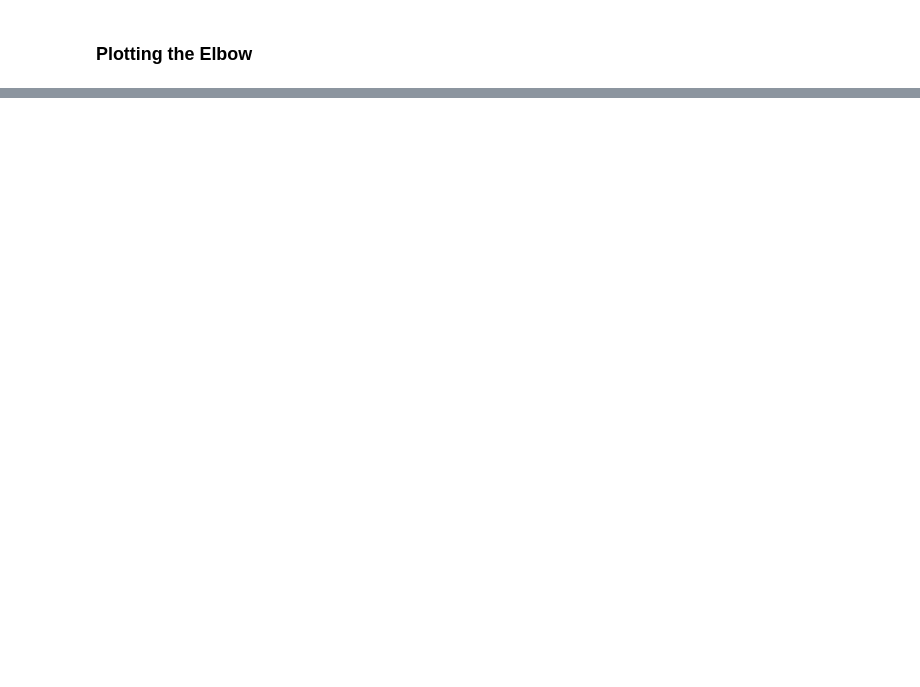
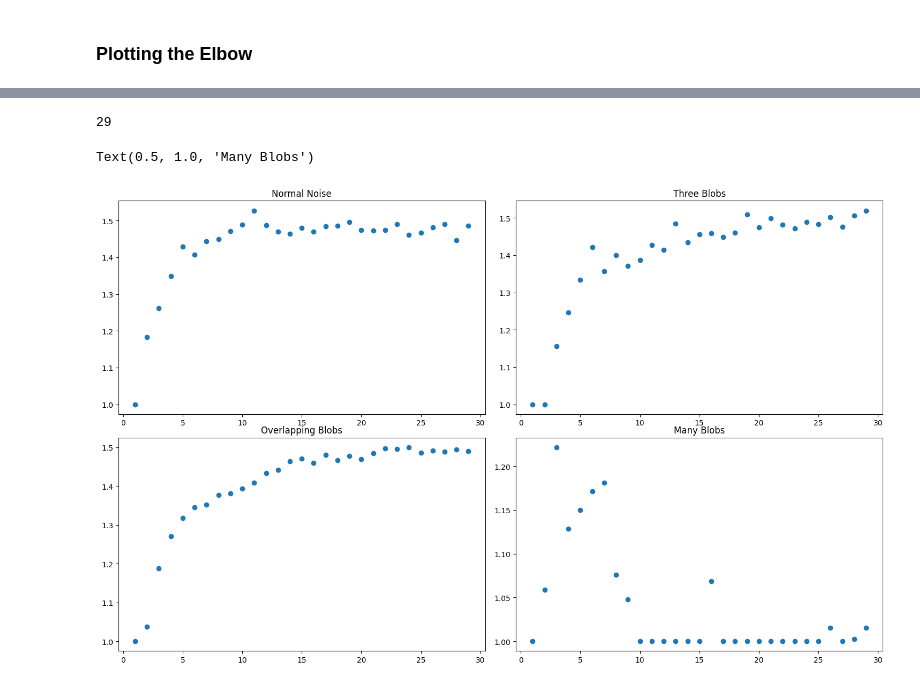
Before and after one commit to TNanukem/paper_implementations, a Jupyter notebook: Stop using the elbow criterion for k-means and how to choose the number of clusters instead.ipynb, the cells around one changed output, grey strips where cells are left out. Cells and saved outputs as stored; diff of their text form; code cells hidden in the pictures; blank space fills up the shorter version.

```diff
--- a/Stop using the elbow criterion for k-means and how to choose the number of clusters instead.ipynb
+++ b/Stop using the elbow criterion for k-means and how to choose the number of clusters instead.ipynb
@@ -114,0 +115,36 @@ axs[1,1].vlines(knees[3], min(lists[3]), max(lists[3]), linestyles='dashed')
+# %%
+H = []
+for inertias in lists:
+    N = len(dfs[-1])
+    k_t = len(inertias)
+
+    h = []
+    for k in range(1, k_t):
+        SSE_k = ((N - k) / k) * min([(j / (N-j))*inertias[j] for j in range(1, k+1)])
+        h.append(np.sqrt(inertias[k] / SSE_k))
+
+    H.append(h)
+# %%
+len(H[0])
+# %% [output]
+29
+# %%
+fig, axs = plt.subplots(2, 2, figsize=(15,9))
+fig.tight_layout()
+
+axs[0,0].scatter([i for i in range(1,30)], H[0])
+axs[0,0].set_title('Normal Noise')
+
+axs[0,1].scatter([i for i in range(1,30)], H[1])
+axs[0,1].set_title('Three Blobs')
+
+
+axs[1,0].scatter([i for i in range(1,30)], H[2])
+axs[1,0].set_title('Overlapping Blobs')
+
+
+axs[1,1].scatter([i for i in range(1,30)], H[3])
+axs[1,1].set_title('Many Blobs')
+# %% [output]
+Text(0.5, 1.0, 'Many Blobs')
+[figure, added]
```
Also changed, not shown: parts of 3 cells of this notebook.
